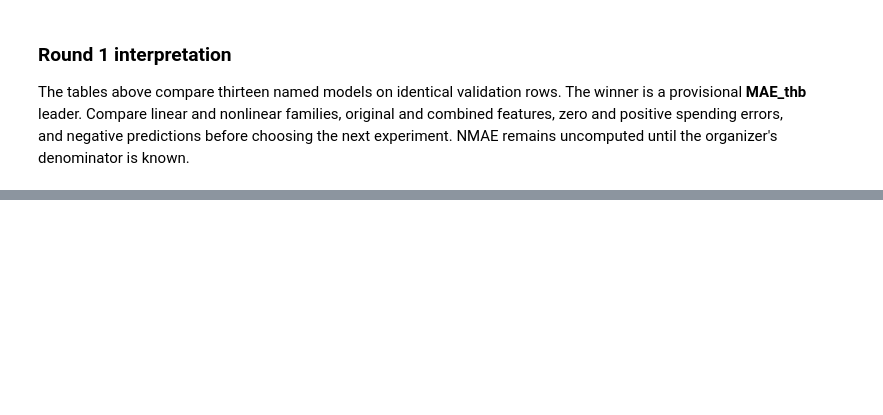
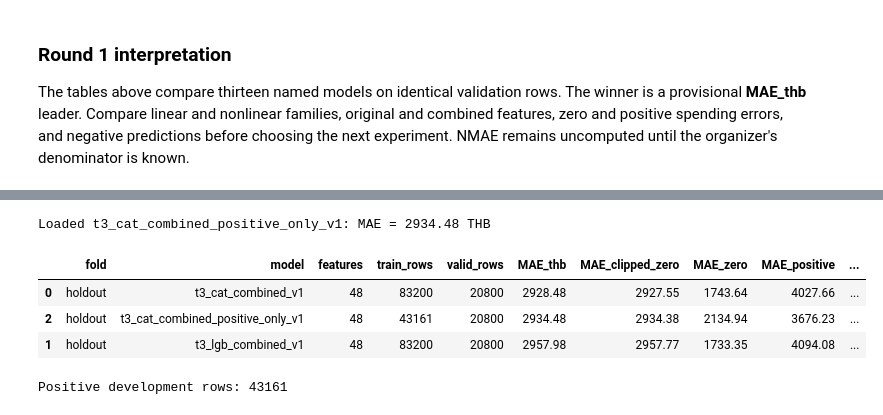
Before and after one commit to jakkarin-promsee/cpe342-ml-kaggle, a Jupyter notebook: src/task3/models/build_model.ipynb, the cells around one changed output, grey strips where cells are left out. Drawn from its saved outputs; the diff is of its cells as text; code cells hidden in the pictures; blank space fills up the shorter version.

```diff
--- a/src/task3/models/build_model.ipynb
+++ b/src/task3/models/build_model.ipynb
@@ -523,0 +791,40 @@ The tables above compare thirteen named models on identical validation rows. The
+# %%
+name = "t3_cat_combined_positive_only_v1"
+positive_dev = y_dev > 0
+assert 0 < positive_dev.sum() < len(y_dev)
+if saved_result(name, "combined") is None:
+    model = round2_catboost(combined_features)
+    model.fit(X_dev["combined"].loc[positive_dev], y_dev.loc[positive_dev])
+    save_model(
+        task=3, name=name, model=model, data_name=DATA_NAMES["combined"],
+        card={"idea": "CatBoost MAE on positive development targets only; evaluated on all holdout targets",
+              "seed": SEED, "positive_train_rows": int(positive_dev.sum()),
+              "split": "original stratified 80/20", "metric_note": "MAE_thb proxy; NMAE denominator unavailable"})
+    pred, mae = score_validation(model, "combined")
+    evaluate_model(
+        task=3, name=name, score=mae, metric_name="MAE_thb",
+        higher_is_better=False,
+        card={"split": "all original holdout rows, including zero targets", "seed": SEED,
+              "note": "MAE proxy; official NMAE denominator unavailable"})
+    print(f"Trained {name}: holdout MAE = {mae:.2f} THB")
+else:
+    model = load_model(name)
+
+holdout_rows = []
+for candidate in ["t3_cat_combined_v1", "t3_lgb_combined_v1", name]:
+    candidate_model = model if candidate == name else load_model(candidate)
+    prediction = candidate_model.predict(X_valid["combined"])
+    holdout_rows.append(fold_row("holdout", candidate,
+                                 y_valid, prediction,
+                                 int(positive_dev.sum()) if candidate == name else len(y_dev),
+                                 len(combined_features)))
+holdout_comparison = pd.DataFrame(holdout_rows).sort_values("MAE_thb")
+display(holdout_comparison.round(2))
+print("Positive development rows:", int(positive_dev.sum()))
+# %% [output]
+Loaded t3_cat_combined_positive_only_v1: MAE = 2934.48 THB
+|  | fold | model | features | train_rows | valid_rows | MAE_thb | MAE_clipped_zero | MAE_zero | MAE_positive | ... |
+| 0 | holdout | t3_cat_combined_v1 | 48 | 83200 | 20800 | 2928.48 | 2927.55 | 1743.64 | 4027.66 | ... |
+| 2 | holdout | t3_cat_combined_positive_only_v1 | 48 | 43161 | 20800 | 2934.48 | 2934.38 | 2134.94 | 3676.23 | ... |
+| 1 | holdout | t3_lgb_combined_v1 | 48 | 83200 | 20800 | 2957.98 | 2957.77 | 1733.35 | 4094.08 | ... |
+Positive development rows: 43161
```
Also changed, not shown: parts of 11 cells of this notebook, 1 other file.
